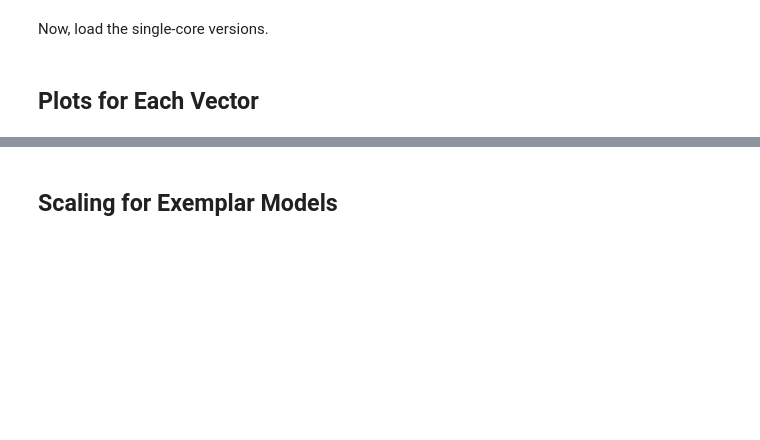
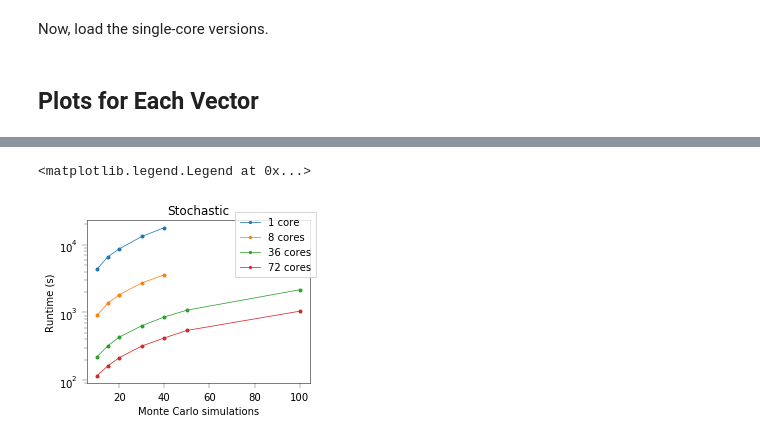
Before and after one commit to hautahi/HPC_SD, a Jupyter notebook: parallel/plotting.ipynb, the cells around one changed output, grey strips where cells are left out. Drawn from its saved outputs; the diff is of its cells as text; code cells hidden in the pictures; blank space fills up the shorter version.

Commit message:
Fix years scaling to re-run

```diff
--- a/parallel/plotting.ipynb
+++ b/parallel/plotting.ipynb
@@ -82,2 +84,15 @@ for vector in vectors:
-# %% [markdown]
-## Scaling for Exemplar Models
+# %%
+# Now mcsims -- stochastic only
+fig, ax = plt.subplots(1, 1, figsize=(4, 3))
+for n in sorted(timings['mcsims']['stochastic']):
+    df = timings['mcsims']['stochastic'][n]
+    ax.plot(df.iloc[:,0], df.iloc[:,1], '-o', label=(f'{n} core' + ('s' if n != 1 else '')))
+# Axes
+ax.set_ylabel('Runtime (s)')
+ax.set_yscale('log')
+ax.set_title(sd.capitalize())
+ax.set_xlabel('Monte Carlo simulations')
+fig.legend()#loc=(0.85, 0.25))
+# %% [output]
+<matplotlib.legend.Legend at 0x...>
+[figure, added]
```
Also changed, not shown: parts of 6 cells of this notebook, 1 other file.
